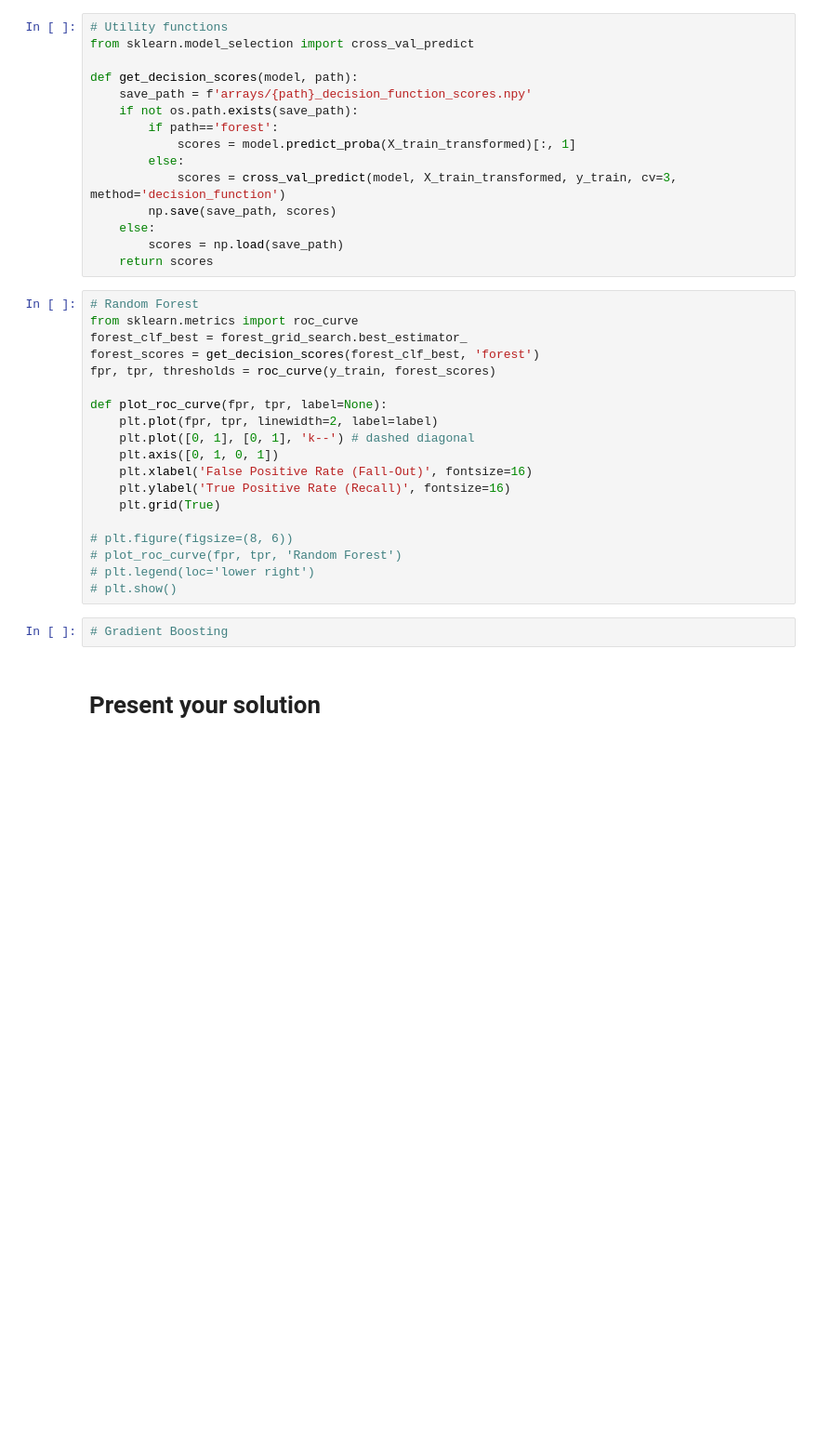
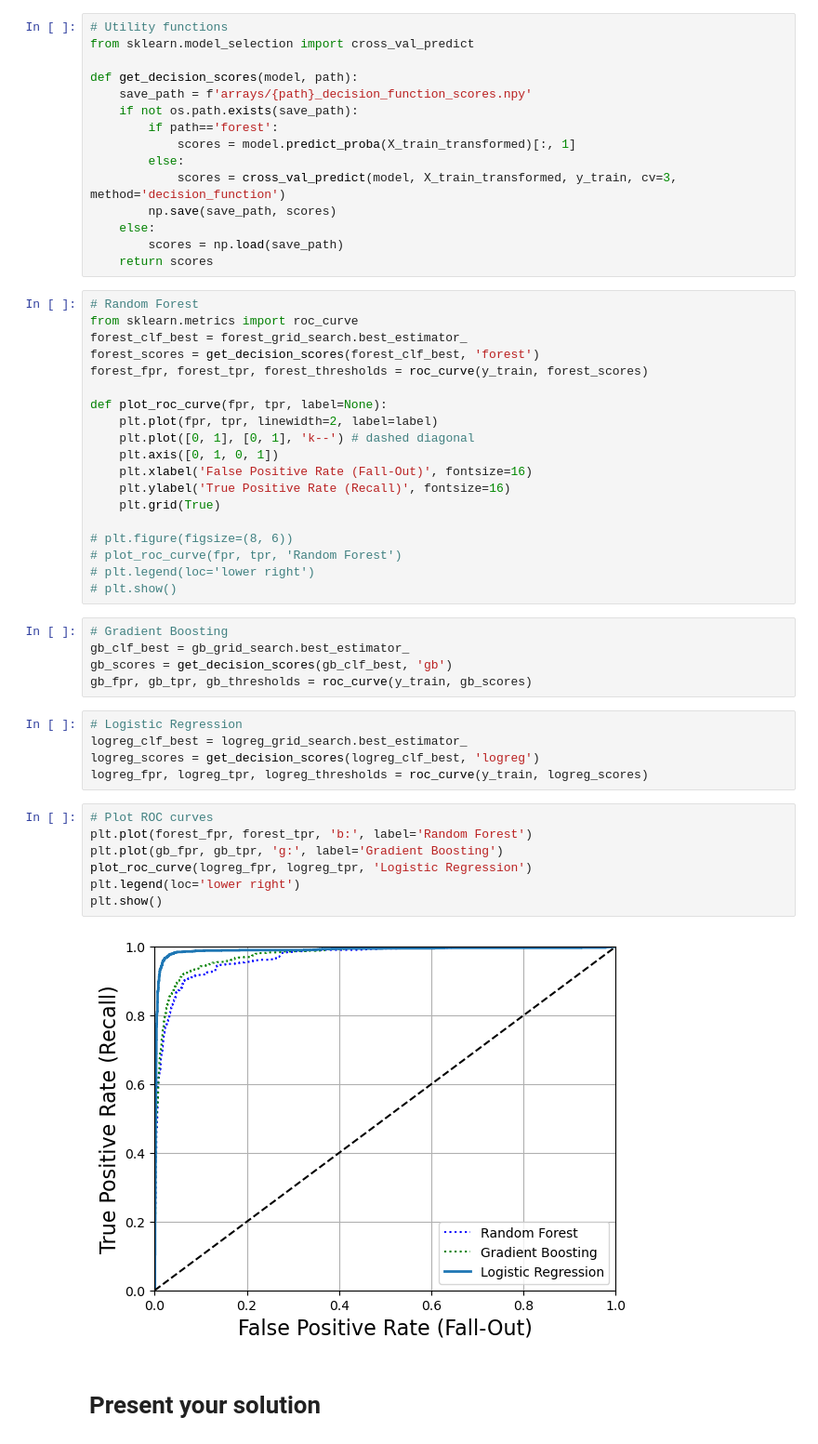
Before and after one commit to iherman10/spam-classification, a Jupyter notebook: spam_classification.ipynb, the cells around one changed output. Shown at 93% size. Drawn from its saved outputs; the diff is of its cells as text; blank space fills up the shorter version.

Commit message:
Compare model ROC curves

```diff
--- a/spam_classification.ipynb
+++ b/spam_classification.ipynb
@@ -781,7 +781,7 @@ def get_decision_scores(model, path):
 from sklearn.metrics import roc_curve
 forest_clf_best = forest_grid_search.best_estimator_
 forest_scores = get_decision_scores(forest_clf_best, 'forest')
-fpr, tpr, thresholds = roc_curve(y_train, forest_scores)
+forest_fpr, forest_tpr, forest_thresholds = roc_curve(y_train, forest_scores)
 
 def plot_roc_curve(fpr, tpr, label=None):
     plt.plot(fpr, tpr, linewidth=2, label=label)
@@ -797,5 +797,22 @@ def plot_roc_curve(fpr, tpr, label=None):
 # plt.show()
 # %%
 # Gradient Boosting
+gb_clf_best = gb_grid_search.best_estimator_
+gb_scores = get_decision_scores(gb_clf_best, 'gb')
+gb_fpr, gb_tpr, gb_thresholds = roc_curve(y_train, gb_scores)
+# %%
+# Logistic Regression
+logreg_clf_best = logreg_grid_search.best_estimator_
+logreg_scores = get_decision_scores(logreg_clf_best, 'logreg')
+logreg_fpr, logreg_tpr, logreg_thresholds = roc_curve(y_train, logreg_scores)
+# %%
+# Plot ROC curves
+plt.plot(forest_fpr, forest_tpr, 'b:', label='Random Forest')
+plt.plot(gb_fpr, gb_tpr, 'g:', label='Gradient Boosting')
+plot_roc_curve(logreg_fpr, logreg_tpr, 'Logistic Regression')
+plt.legend(loc='lower right')
+plt.show()
+# %% [output]
+[figure, added]
 # %% [markdown]
 # Present your solution
```
